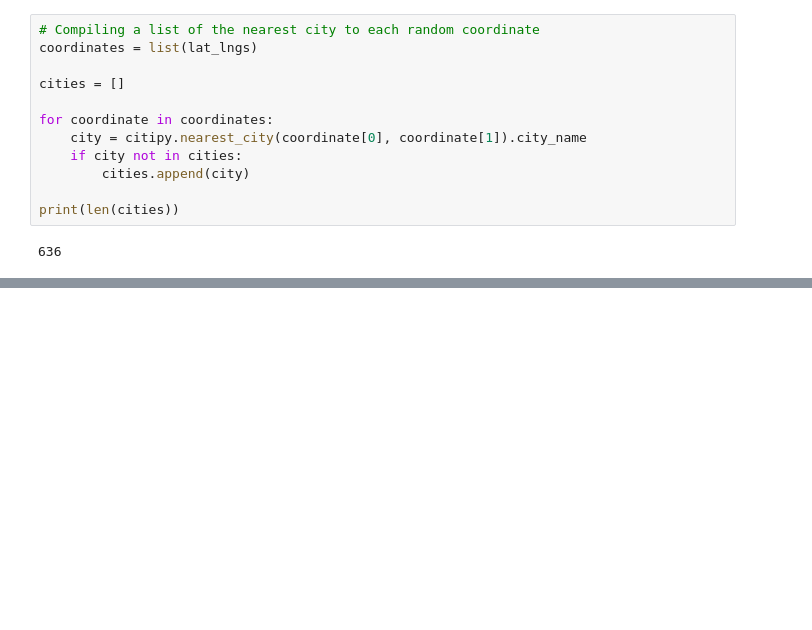
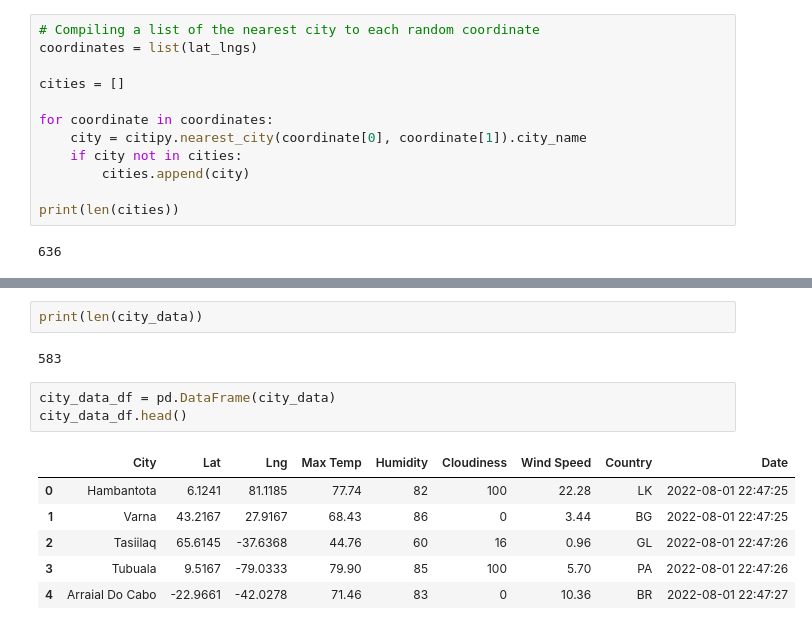
Before and after one commit to CBrew913/world_weather_analysis, a Jupyter notebook: WeatherPy.ipynb, the cells around one changed output, grey strips where cells are left out. Cells and saved outputs as stored; diff of their text form; blank space fills up the shorter version.

```diff
--- a/WeatherPy.ipynb
+++ b/WeatherPy.ipynb
@@ -28,0 +104,14 @@ print(len(cities))
+# %%
+print(len(city_data))
+# %% [output]
+583
+# %%
+city_data_df = pd.DataFrame(city_data)
+city_data_df.head()
+# %% [output]
+|  | City | Lat | Lng | Max Temp | Humidity | Cloudiness | Wind Speed | Country | Date |
+| 0 | Hambantota | 6.1241 | 81.1185 | 77.74 | 82 | 100 | 22.28 | LK | 2022-08-01 22:47:25 |
+| 1 | Varna | 43.2167 | 27.9167 | 68.43 | 86 | 0 | 3.44 | BG | 2022-08-01 22:47:25 |
+| 2 | Tasiilaq | 65.6145 | -37.6368 | 44.76 | 60 | 16 | 0.96 | GL | 2022-08-01 22:47:26 |
+| 3 | Tubuala | 9.5167 | -79.0333 | 79.90 | 85 | 100 | 5.70 | PA | 2022-08-01 22:47:26 |
+| 4 | Arraial Do Cabo | -22.9661 | -42.0278 | 71.46 | 83 | 0 | 10.36 | BR | 2022-08-01 22:47:27 |
```
Also changed, not shown: parts of 5 cells of this notebook, 1 other file.
